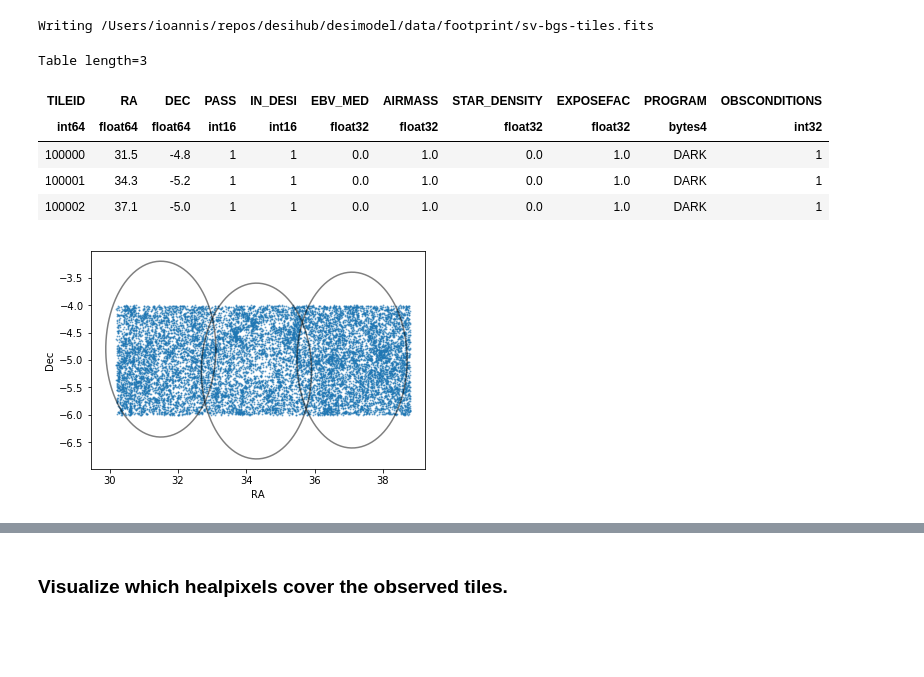
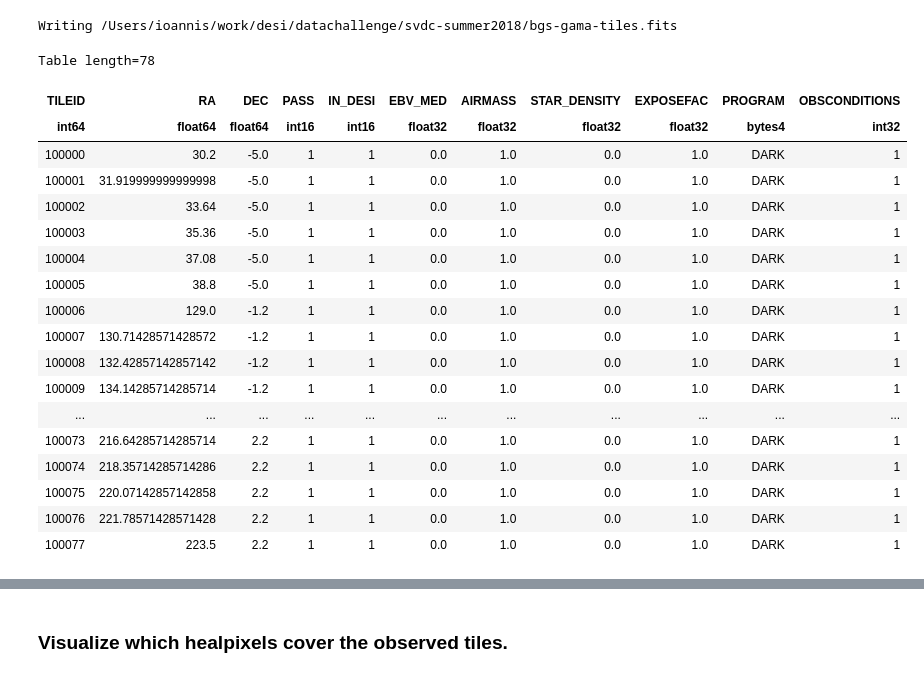
Before and after one commit to michaelJwilson/survey-validation, a Jupyter notebook: svdc-summer2018/bgs-gama-tiles.ipynb, the cells around one changed output, grey strips where cells are left out. Saved outputs shown, nothing was run; the diff lists cells and outputs as text; code cells hidden in the pictures; blank space fills up the shorter version.

```diff
--- a/svdc-summer2018/bgs-gama-tiles.ipynb
+++ b/svdc-summer2018/bgs-gama-tiles.ipynb
@@ -170,0 +35,3 @@ Writing 16010 GAMA/BGS targets to /Users/ioannis/work/desi/survey-validation/sv-
+# %%
+overwrite_tiles = True
+overwrite_surveysim = True
@@ -171,3 +41,12 @@ Writing 16010 GAMA/BGS targets to /Users/ioannis/work/desi/survey-validation/sv-
+# %%
+def read_sample():
+    if os.path.isfile(samplefile):
+        gama = Table(fitsio.read(samplefile, ext=1))
+        print('Read {} objects from {}'.format(len(gama), samplefile))
+    else:
+        print('Sample file {} not found!'.format(samplefile))
+        gama = []
+    return gama
 # %%
-gama[:2]
+gama = read_sample()
 # %% [output]
@@ -221,7 +125,9 @@ def simpleradecoffscheme(ras, decs, dx=0.6, ang=42):
 # %%
-def plot_tile(ra, dec, r=1.606, color='k'):
+def plot_tile(ra, dec, r=1.606, color='k', ax=None):
     '''Approximate plot of tile location'''
     ang = np.linspace(0, 2*np.pi, 100)
     x = ra + r*np.cos(ang)/np.cos(np.radians(dec))
     y = dec + r*np.sin(ang)
-    plt.plot(x,y, '-', color=color, alpha=0.5)
+    if ax is None:
+        fig, ax = plt.subplots()
+    ax.plot(x,y, '-', color=color, alpha=0.5)
@@ -271,15 +217,24 @@ def gama_bgs_footprint(overwrite=False):
 # %%
-tiles = gama_bgs_footprint(overwrite=overwrite_tiles)
+tiles = gama_tiles(gama, debug=False, overwrite=overwrite_tiles)
 tiles
 # %% [output]
-Writing /Users/ioannis/repos/desihub/desimodel/data/footprint/sv-bgs-tiles.fits
+Writing /Users/ioannis/work/desi/datachallenge/svdc-summer2018/bgs-gama-tiles.fits
-Table length=3
+Table length=78
 | TILEID | RA | DEC | PASS | IN_DESI | EBV_MED | AIRMASS | STAR_DENSITY | EXPOSEFAC | PROGRAM | OBSCONDITIONS |
 | int64 | float64 | float64 | int16 | int16 | float32 | float32 | float32 | float32 | bytes4 | int32 |
-| 100000 | 31.5 | -4.8 | 1 | 1 | 0.0 | 1.0 | 0.0 | 1.0 | DARK | 1 |
-| 100001 | 34.3 | -5.2 | 1 | 1 | 0.0 | 1.0 | 0.0 | 1.0 | DARK | 1 |
-| 100002 | 37.1 | -5.0 | 1 | 1 | 0.0 | 1.0 | 0.0 | 1.0 | DARK | 1 |
+| 100000 | 30.2 | -5.0 | 1 | 1 | 0.0 | 1.0 | 0.0 | 1.0 | DARK | 1 |
+| 100001 | 31.919999999999998 | -5.0 | 1 | 1 | 0.0 | 1.0 | 0.0 | 1.0 | DARK | 1 |
+| 100002 | 33.64 | -5.0 | 1 | 1 | 0.0 | 1.0 | 0.0 | 1.0 | DARK | 1 |
+| 100003 | 35.36 | -5.0 | 1 | 1 | 0.0 | 1.0 | 0.0 | 1.0 | DARK | 1 |
+| 100004 | 37.08 | -5.0 | 1 | 1 | 0.0 | 1.0 | 0.0 | 1.0 | DARK | 1 |
+| 100005 | 38.8 | -5.0 | 1 | 1 | 0.0 | 1.0 | 0.0 | 1.0 | DARK | 1 |
+| 100006 | 129.0 | -1.2 | 1 | 1 | 0.0 | 1.0 | 0.0 | 1.0 | DARK | 1 |
+| 100007 | 130.71428571428572 | -1.2 | 1 | 1 | 0.0 | 1.0 | 0.0 | 1.0 | DARK | 1 |
+| 100008 | 132.42857142857142 | -1.2 | 1 | 1 | 0.0 | 1.0 | 0.0 | 1.0 | DARK | 1 |
+| 100009 | 134.14285714285714 | -1.2 | 1 | 1 | 0.0 | 1.0 | 0.0 | 1.0 | DARK | 1 |
+| ... | ... | ... | ... | ... | ... | ... | ... | ... | ... | ... |
+| 100073 | 216.64285714285714 | 2.2 | 1 | 1 | 0.0 | 1.0 | 0.0 | 1.0 | DARK | 1 |
+| 100074 | 218.35714285714286 | 2.2 | 1 | 1 | 0.0 | 1.0 | 0.0 | 1.0 | DARK | 1 |
+| 100075 | 220.07142857142858 | 2.2 | 1 | 1 | 0.0 | 1.0 | 0.0 | 1.0 | DARK | 1 |
+| 100076 | 221.78571428571428 | 2.2 | 1 | 1 | 0.0 | 1.0 | 0.0 | 1.0 | DARK | 1 |
+| 100077 | 223.5 | 2.2 | 1 | 1 | 0.0 | 1.0 | 0.0 | 1.0 | DARK | 1 |
-# %%
-qa_tiles(gama)
-# %% [output]
-[figure, removed]
```
Also changed, not shown: parts of 30 cells of this notebook, 2 other files.
